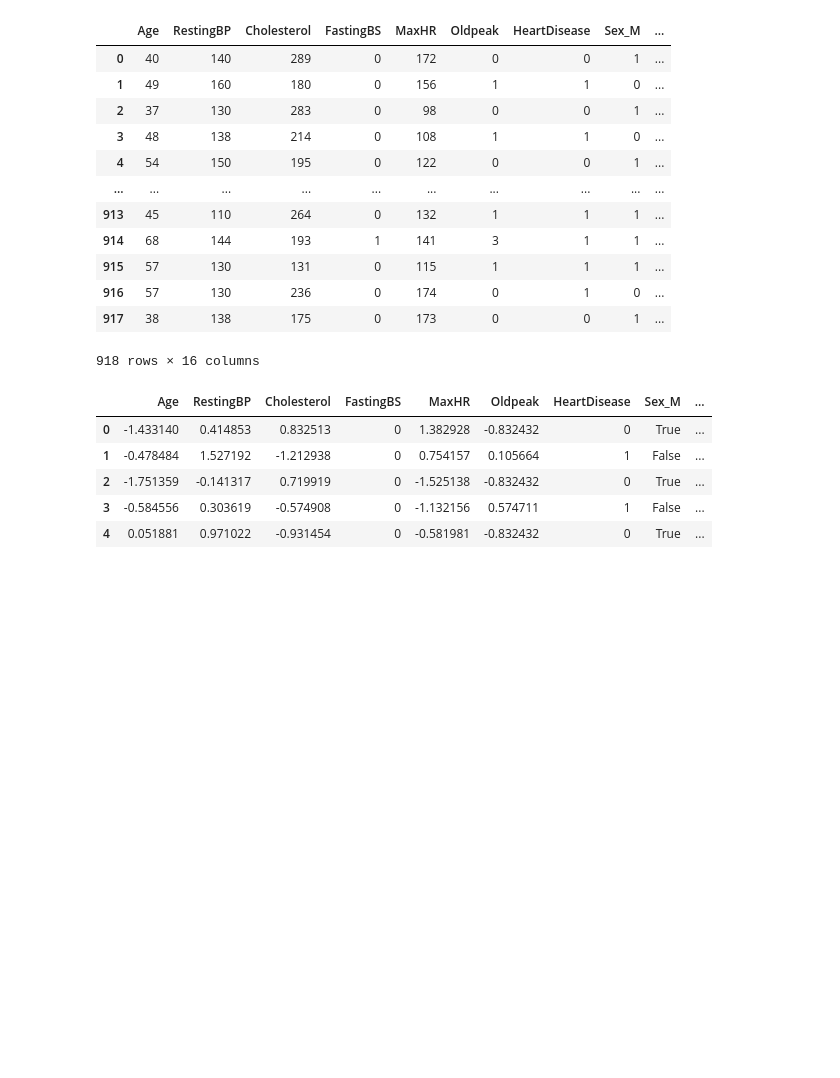
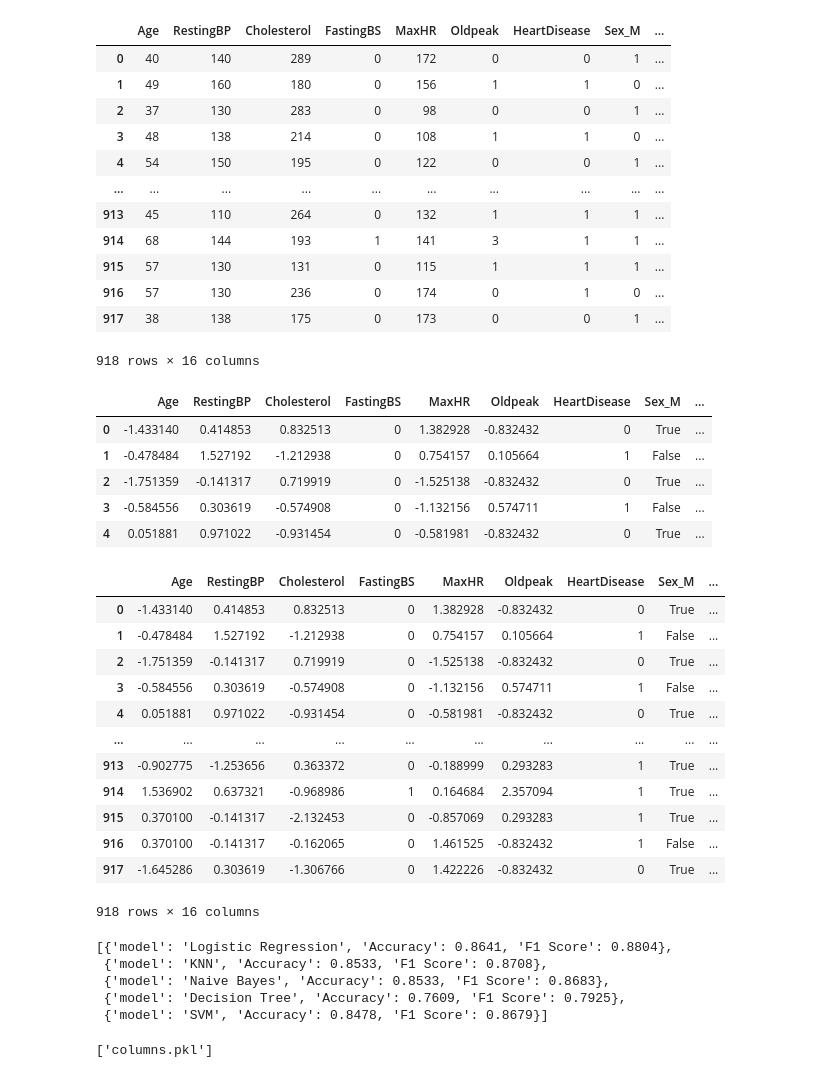
Before and after one commit to ParthShah007/PYTHONgg, a Jupyter notebook: ml1_heart.ipynb, the cells around one changed output. Cells and saved outputs as stored; diff of their text form; code cells hidden in the pictures; blank space fills up the shorter version.

Commit message:
Project heart disease detector and gripping on scikit learn

```diff
--- a/ml2.ipynb
+++ b/ml1_heart.ipynb
@@ -233,0 +248,16 @@ df_encode.head()
+# %%
+df_encode
+# %% [output]
+|  | Age | RestingBP | Cholesterol | FastingBS | MaxHR | Oldpeak | HeartDisease | Sex_M | ... |
+| 0 | -1.433140 | 0.414853 | 0.832513 | 0 | 1.382928 | -0.832432 | 0 | True | ... |
+| 1 | -0.478484 | 1.527192 | -1.212938 | 0 | 0.754157 | 0.105664 | 1 | False | ... |
+| 2 | -1.751359 | -0.141317 | 0.719919 | 0 | -1.525138 | -0.832432 | 0 | True | ... |
+| 3 | -0.584556 | 0.303619 | -0.574908 | 0 | -1.132156 | 0.574711 | 1 | False | ... |
+| 4 | 0.051881 | 0.971022 | -0.931454 | 0 | -0.581981 | -0.832432 | 0 | True | ... |
+| ... | ... | ... | ... | ... | ... | ... | ... | ... | ... |
+| 913 | -0.902775 | -1.253656 | 0.363372 | 0 | -0.188999 | 0.293283 | 1 | True | ... |
+| 914 | 1.536902 | 0.637321 | -0.968986 | 1 | 0.164684 | 2.357094 | 1 | True | ... |
+| 915 | 0.370100 | -0.141317 | -2.132453 | 0 | -0.857069 | 0.293283 | 1 | True | ... |
+| 916 | 0.370100 | -0.141317 | -0.162065 | 0 | 1.461525 | -0.832432 | 1 | False | ... |
+| 917 | -1.645286 | 0.303619 | -1.306766 | 0 | 1.422226 | -0.832432 | 0 | True | ... |
+918 rows × 16 columns
@@ -233,0 +287,15 @@ df_encode.head()
+# %%
+result
+# %% [output]
+[{'model': 'Logistic Regression', 'Accuracy': 0.8641, 'F1 Score': 0.8804},
+ {'model': 'KNN', 'Accuracy': 0.8533, 'F1 Score': 0.8708},
+ {'model': 'Naive Bayes', 'Accuracy': 0.8533, 'F1 Score': 0.8683},
+ {'model': 'Decision Tree', 'Accuracy': 0.7609, 'F1 Score': 0.7925},
+ {'model': 'SVM', 'Accuracy': 0.8478, 'F1 Score': 0.8679}]
+# %%
+import joblib
+joblib.dump(['Logistic Regression'], 'LogisticReg_heart.pkl')
+joblib.dump(scaler, 'scaler_heart.pkl')
+joblib.dump(x.columns.tolist(), 'columns.pkl')
+# %% [output]
+['columns.pkl']
```
Also changed, not shown: parts of 5 cells of this notebook, 6 other files.
